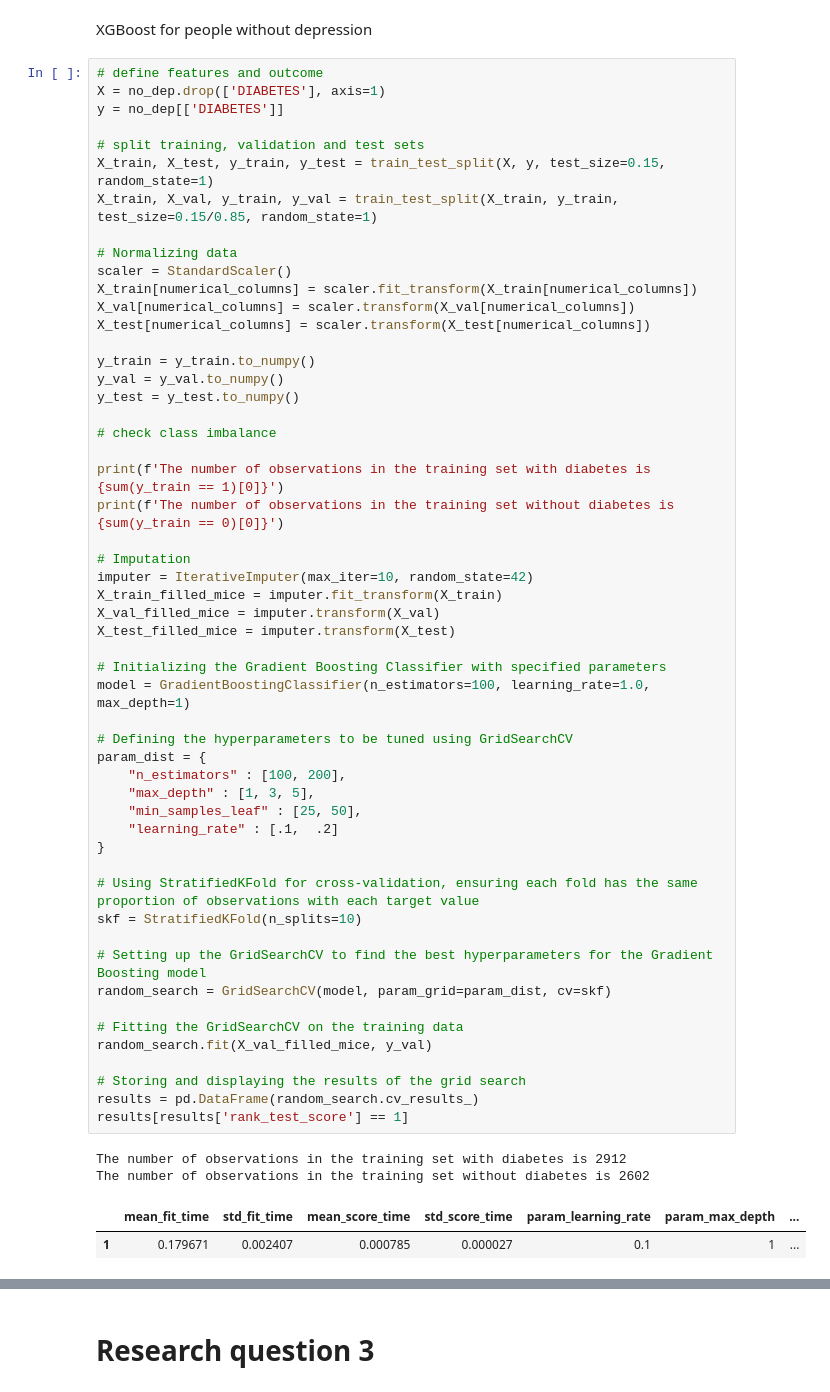
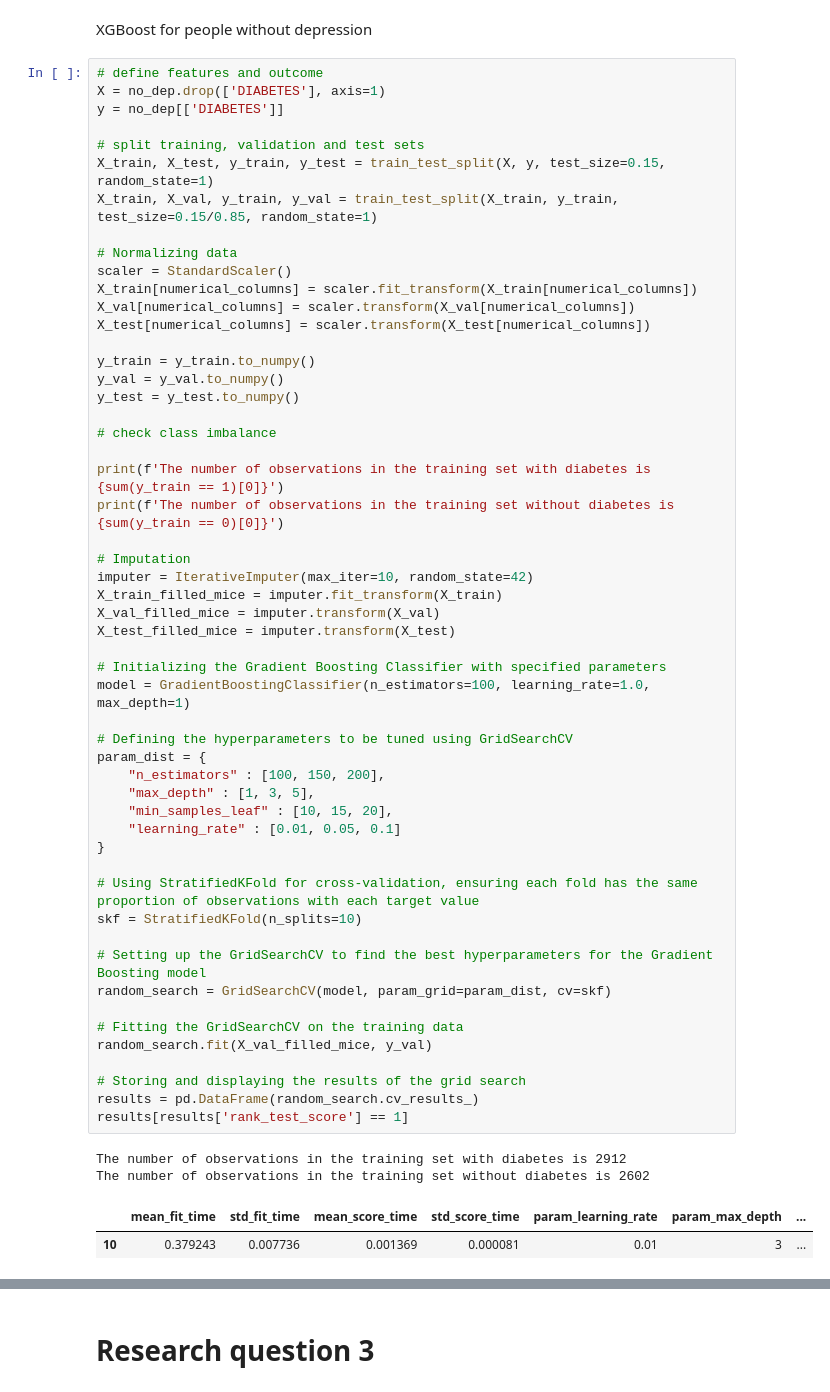
Before and after one commit to Yutong-Lu/A-Machine-Learning-Approach-for-Diabetes-Prediction-in-the-Canadian-Population, a Jupyter notebook: Updated_FINAL.ipynb, the cells around one changed output, grey strips where cells are left out. Saved outputs shown, nothing was run; the diff lists cells and outputs as text.

```diff
--- a/Updated_FINAL.ipynb
+++ b/Updated_FINAL.ipynb
@@ -1098,37 +1107,37 @@ print(f'The number of observations in the training set without diabetes is {sum(
 # Imputation
 imputer = IterativeImputer(max_iter=10, random_state=42)
 X_train_filled_mice = imputer.fit_transform(X_train)
 X_val_filled_mice = imputer.transform(X_val)
 X_test_filled_mice = imputer.transform(X_test)
 
 # Initializing the Gradient Boosting Classifier with specified parameters
 model = GradientBoostingClassifier(n_estimators=100, learning_rate=1.0, max_depth=1)
 
 # Defining the hyperparameters to be tuned using GridSearchCV
 param_dist = {
-    "n_estimators" : [100, 200],
+    "n_estimators" : [100, 150, 200],
     "max_depth" : [1, 3, 5],
-    "min_samples_leaf" : [25, 50],
-    "learning_rate" : [.1,  .2]
+    "min_samples_leaf" : [10, 15, 20],
+    "learning_rate" : [0.01, 0.05, 0.1]
 }
 
 # Using StratifiedKFold for cross-validation, ensuring each fold has the same proportion of observations with each target value
 skf = StratifiedKFold(n_splits=10)
 
 # Setting up the GridSearchCV to find the best hyperparameters for the Gradient Boosting model
 random_search = GridSearchCV(model, param_grid=param_dist, cv=skf)
 
 # Fitting the GridSearchCV on the training data
 random_search.fit(X_val_filled_mice, y_val)
 
 # Storing and displaying the results of the grid search
 results = pd.DataFrame(random_search.cv_results_)
 results[results['rank_test_score'] == 1]
 # %% [output]
 The number of observations in the training set with diabetes is 2912
 The number of observations in the training set without diabetes is 2602
 |  | mean_fit_time | std_fit_time | mean_score_time | std_score_time | param_learning_rate | param_max_depth | ... |
-| 1 | 0.179671 | 0.002407 | 0.000785 | 0.000027 | 0.1 | 1 | ... |
+| 10 | 0.379243 | 0.007736 | 0.001369 | 0.000081 | 0.01 | 3 | ... |
 1 rows × 22 columns
 # %%
 # Updating the model's parameters with the best ones found from GridSearchCV
```
Also changed, not shown: parts of 23 cells of this notebook.
